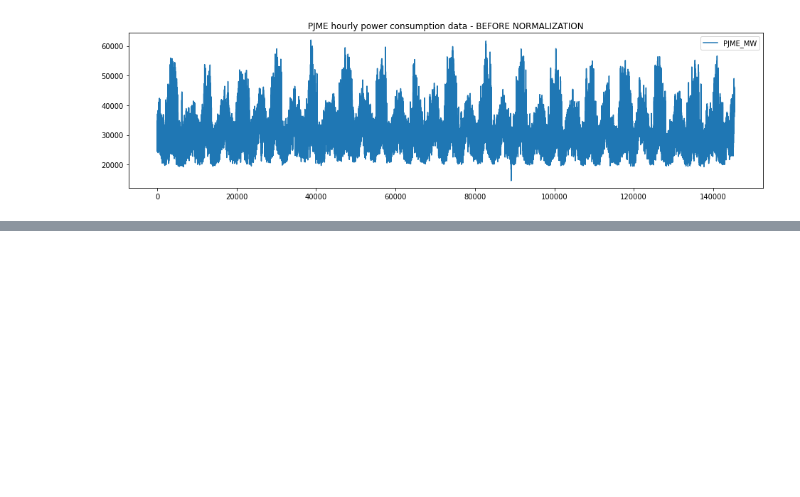
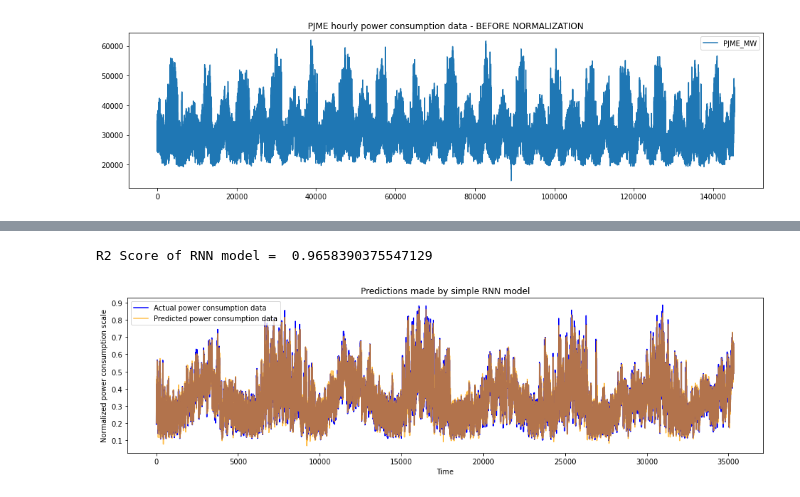
Before and after one commit to Radhika025/Power-Grid-Energy-Consumption-Time-Series-Analysis-and-Prediction, a Jupyter notebook: neuralNetwork.ipynb, the cells around one changed output, grey strips where cells are left out. Cells and saved outputs as stored; diff of their text form; code cells hidden in the pictures; blank space fills up the shorter version.

```diff
--- a/neuralNetwork.ipynb
+++ b/neuralNetwork.ipynb
@@ -109,0 +134,19 @@ y_test.shape =  (35346,)
+# %%
+inputs = tf.keras.layers.Input(shape=(20, 1))
+x = SimpleRNN(40, return_sequences=True)(inputs)
+x = tf.keras.activations.tanh (x)
+x = Dropout(0.15)(x)
+
+x = SimpleRNN(40, input_shape=(X_train.shape[1], 1), return_sequences=True)(x)
+x = tf.keras.activations.tanh (x)
+x = Dropout(0.15)(x)
+
+x = SimpleRNN(40, input_shape=(X_train.shape[1], 1), return_sequences=False)(x)
+x = tf.keras.activations.tanh (x)
+x = Dropout(0.15)(x)
+
+outputs = Dense(units=1)(x)
+
+rnn_model = tf.keras.Model(inputs, outputs)
+
+rnn_model.summary ()
@@ -110 +208,28 @@ y_test.shape =  (35346,)
+# %%
+rnn_predictions = rnn_model.predict(X_test)
+  # y_pred = np.array([i[0] for i in rnn_predictions])
+  # y_pred = y_pred.reshape(-1)
+
+  # plt.plot (y_test, label='Actual')
+  # plt.plot (y_pred, label='Predicted')
+  # plt.legend (loc=1)
+  # plt.show ()
+rnn_score = r2_score(y_test, rnn_predictions)
+print("R2 Score of RNN model = ",rnn_score)
+# %% [output]
+R2 Score of RNN model =  0.9658390375547129
+# %%
+def plot_predictions(test, predicted, title):
+    plt.figure(figsize=(16,4))
+    plt.plot(test, color='blue',label='Actual power consumption data')
+    plt.plot(predicted, alpha=0.7, color='orange',label='Predicted power consumption data')
+    plt.title(title)
+    plt.xlabel('Time')
+    plt.ylabel('Normalized power consumption scale')
+    plt.legend()
+    plt.show()
+
+plot_predictions(y_test, rnn_predictions, "Predictions made by simple RNN model")
+# %% [output]
+[figure, added]
 # %%
```
Also changed, not shown: parts of 14 cells of this notebook.
